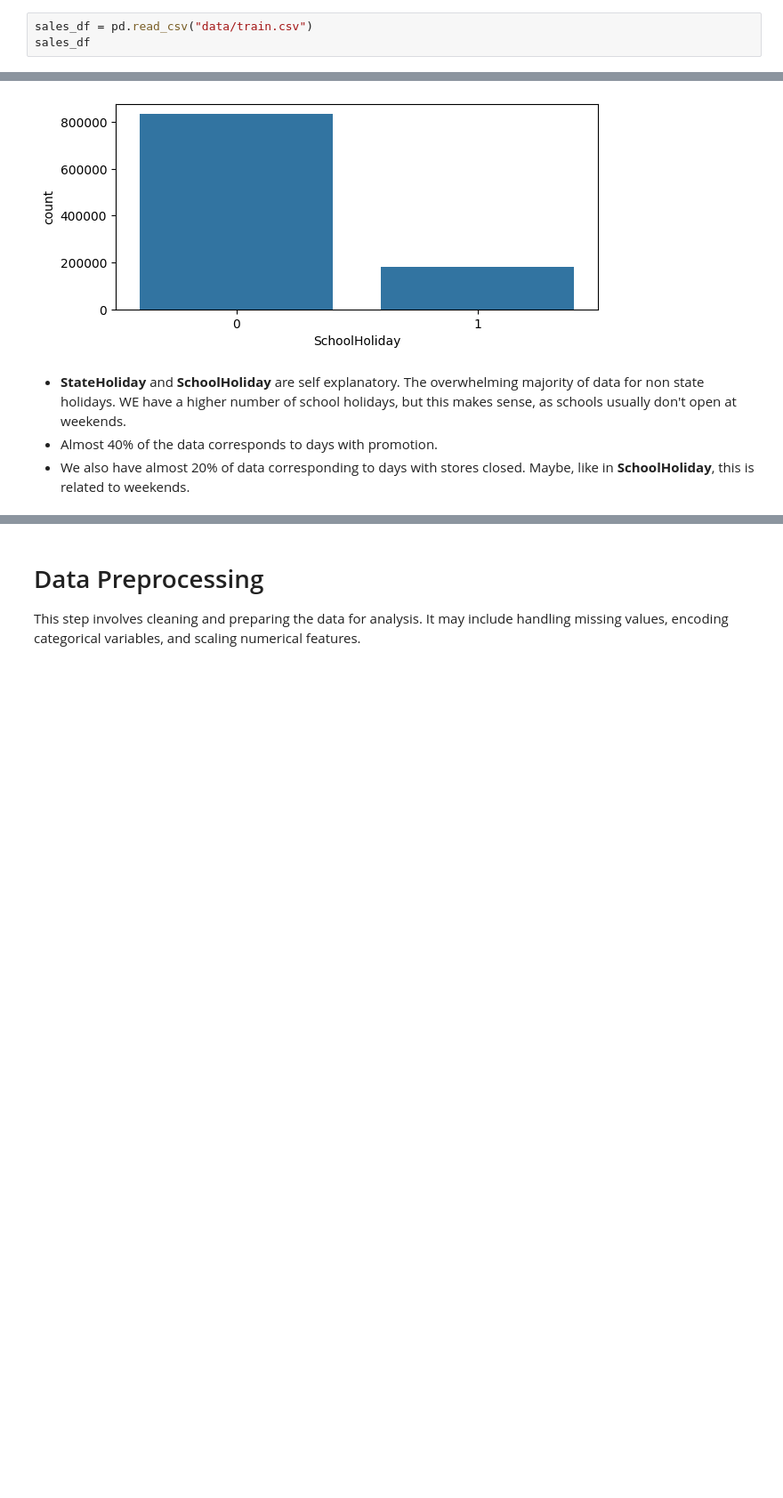
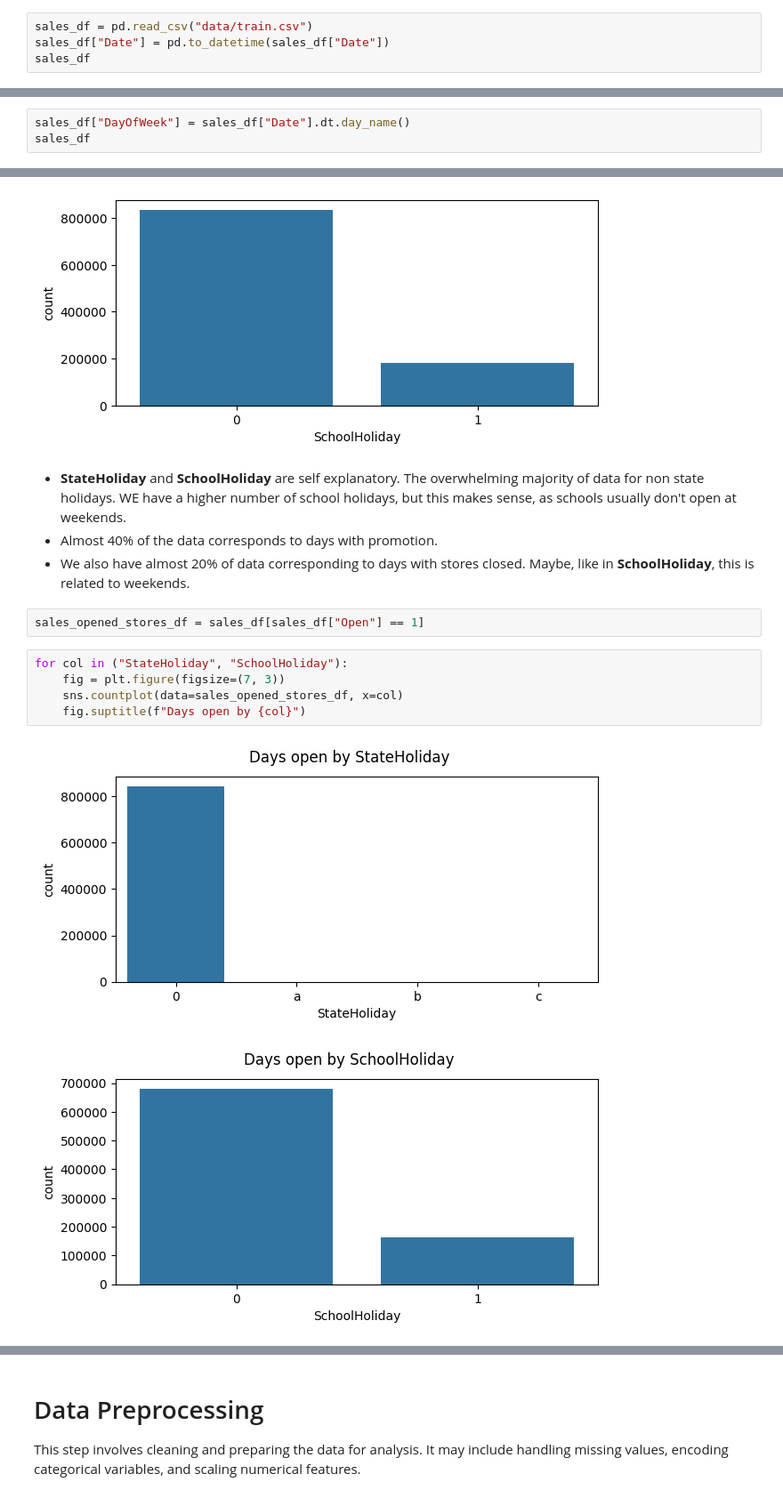
Before and after one commit to TheCamilovisk/RossmannSalesForecasting, a Jupyter notebook: Rossmann_Sales_Forecasting.ipynb, the cells around one changed output, grey strips where cells are left out. Shown at 89% size. Drawn from its saved outputs; the diff is of its cells as text; blank space fills up the shorter version.

```diff
--- a/Rossmann_Sales_Forecasting.ipynb
+++ b/Rossmann_Sales_Forecasting.ipynb
@@ -227,6 +227,7 @@ Historical data including Sales
 ### Load the Sales Data
 # %%
 sales_df = pd.read_csv("data/train.csv")
+sales_df["Date"] = pd.to_datetime(sales_df["Date"])
 sales_df
 # %% [output]
 |  | Store | DayOfWeek | Date | Sales | Customers | Open | Promo | StateHoliday | SchoolHoliday |
@@ -242,3 +243,6 @@ sales_df
 | 1017207 | 1114 | 2 | 2013-01-01 | 0 | 0 | 0 | 0 | a | 1 |
 | 1017208 | 1115 | 2 | 2013-01-01 | 0 | 0 | 0 | 0 | a | 1 |
 1017209 rows × 9 columns
+# %%
+sales_df["DayOfWeek"] = sales_df["Date"].dt.day_name()
+sales_df
@@ -307,3 +325,13 @@ for col in sales_category_fields:
 - **StateHoliday** and **SchoolHoliday** are self explanatory. The overwhelming majority of data for non state holidays. WE have a higher number of school holidays, but this makes sense, as schools usually don't open at weekends.
 - Almost 40% of the data corresponds to days with promotion.
 - We also have almost 20% of data corresponding to days with stores closed. Maybe, like in **SchoolHoliday**, this is related to weekends.
+# %%
+sales_opened_stores_df = sales_df[sales_df["Open"] == 1]
+# %%
+for col in ("StateHoliday", "SchoolHoliday"):
+    fig = plt.figure(figsize=(7, 3))
+    sns.countplot(data=sales_opened_stores_df, x=col)
+    fig.suptitle(f"Days open by {col}")
+# %% [output]
+[figure, added]
+[figure, added]
```
Also changed, not shown: parts of 10 cells of this notebook.
